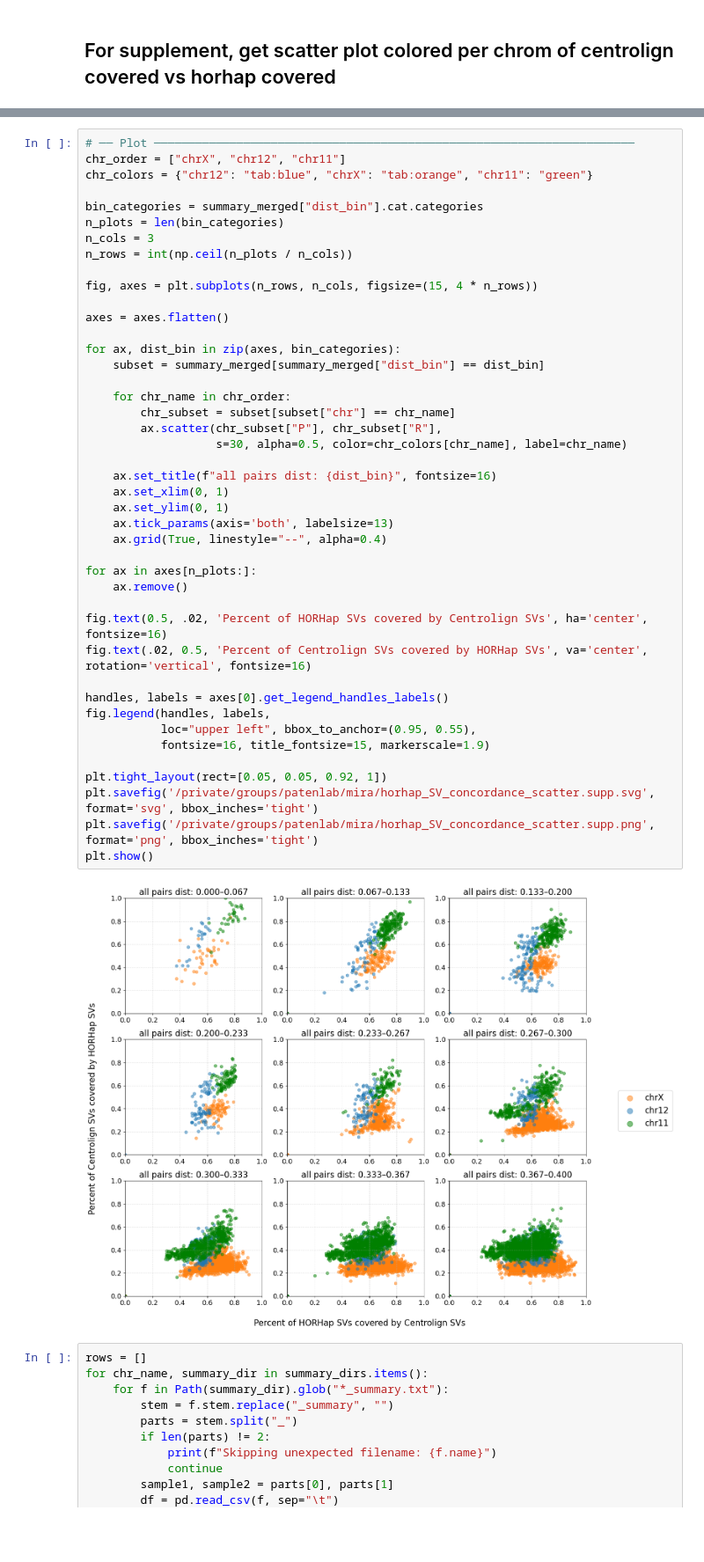
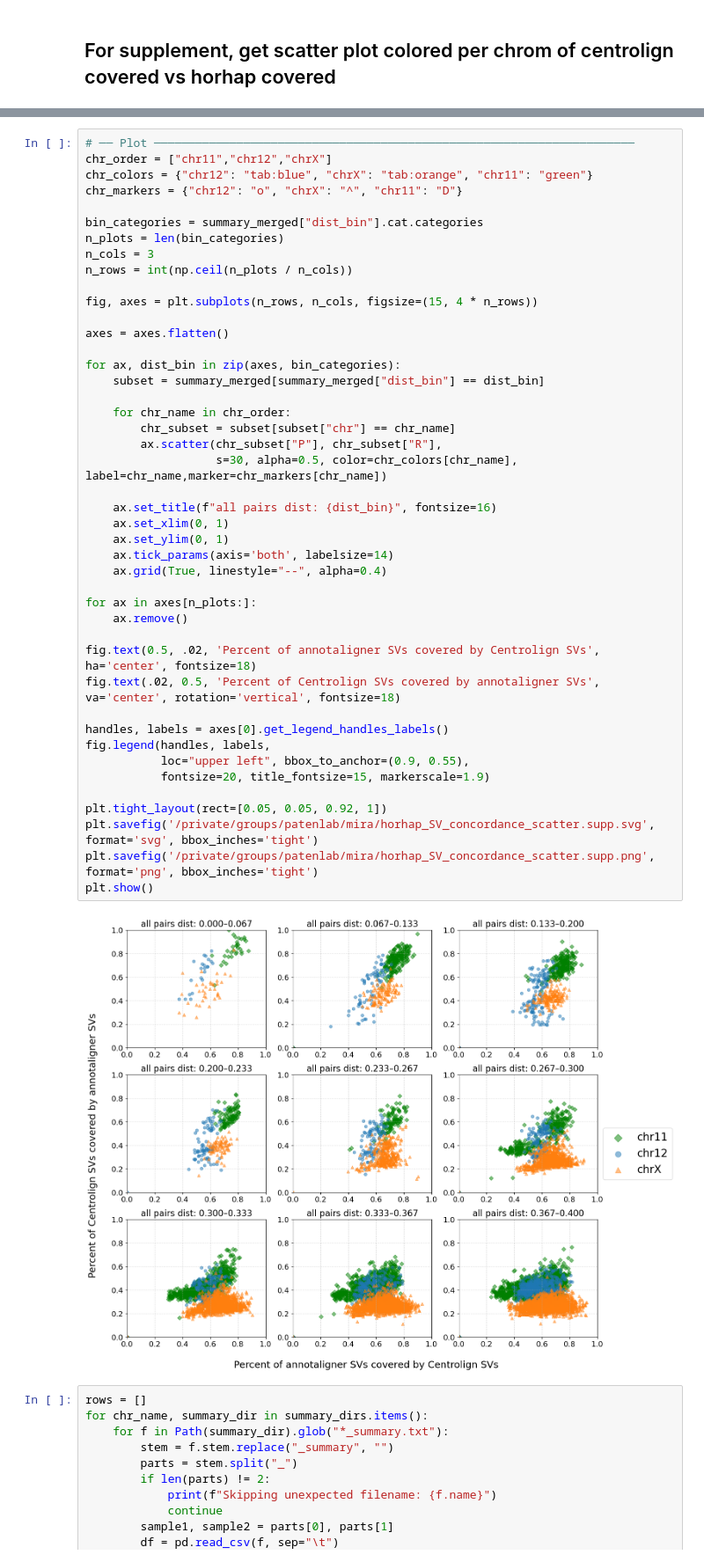
Before and after one commit to miramastoras/centrolign_analysis, a Jupyter notebook: analysis_notes/release2_QC_v2/notebooks/horhap_SV_concordance_final.ipynb, the cells around one changed output, grey strips where cells are left out. Shown at 88% size. Drawn from its saved outputs; the diff is of its cells as text; blank space fills up the shorter version.

```diff
--- a/analysis_notes/release2_QC_v2/notebooks/horhap_SV_concordance_final.ipynb
+++ b/analysis_notes/release2_QC_v2/notebooks/horhap_SV_concordance_final.ipynb
@@ -438,7 +437,8 @@ Skipping unexpected filename: _summary.txt
 # %%
 # ── Plot ──────────────────────────────────────────────────────────────────────
-chr_order = ["chrX", "chr12", "chr11"]
+chr_order = ["chr11","chr12","chrX"]
 chr_colors = {"chr12": "tab:blue", "chrX": "tab:orange", "chr11": "green"}
+chr_markers = {"chr12": "o", "chrX": "^", "chr11": "D"}
 
 bin_categories = summary_merged["dist_bin"].cat.categories
 n_plots = len(bin_categories)
@@ -446,40 +446,40 @@ n_cols = 3
 n_rows = int(np.ceil(n_plots / n_cols))
 
 fig, axes = plt.subplots(n_rows, n_cols, figsize=(15, 4 * n_rows))
 
 axes = axes.flatten()
 
 for ax, dist_bin in zip(axes, bin_categories):
     subset = summary_merged[summary_merged["dist_bin"] == dist_bin]
 
     for chr_name in chr_order:
         chr_subset = subset[subset["chr"] == chr_name]
         ax.scatter(chr_subset["P"], chr_subset["R"],
-                   s=30, alpha=0.5, color=chr_colors[chr_name], label=chr_name)
+                   s=30, alpha=0.5, color=chr_colors[chr_name], label=chr_name,marker=chr_markers[chr_name])
 
     ax.set_title(f"all pairs dist: {dist_bin}", fontsize=16)
     ax.set_xlim(0, 1)
     ax.set_ylim(0, 1)
-    ax.tick_params(axis='both', labelsize=13)
+    ax.tick_params(axis='both', labelsize=14)
     ax.grid(True, linestyle="--", alpha=0.4)
 
 for ax in axes[n_plots:]:
     ax.remove()
 
-fig.text(0.5, .02, 'Percent of HORHap SVs covered by Centrolign SVs', ha='center', fontsize=16)
-fig.text(.02, 0.5, 'Percent of Centrolign SVs covered by HORHap SVs', va='center', rotation='vertical', fontsize=16)
+fig.text(0.5, .02, 'Percent of annotaligner SVs covered by Centrolign SVs', ha='center', fontsize=18)
+fig.text(.02, 0.5, 'Percent of Centrolign SVs covered by annotaligner SVs', va='center', rotation='vertical', fontsize=18)
 
 handles, labels = axes[0].get_legend_handles_labels()
 fig.legend(handles, labels,
-           loc="upper left", bbox_to_anchor=(0.95, 0.55),
-           fontsize=16, title_fontsize=15, markerscale=1.9)
+           loc="upper left", bbox_to_anchor=(0.9, 0.55),
+           fontsize=20, title_fontsize=15, markerscale=1.9)
 
 plt.tight_layout(rect=[0.05, 0.05, 0.92, 1])
 plt.savefig('/private/groups/patenlab/mira/horhap_SV_concordance_scatter.supp.svg', format='svg', bbox_inches='tight')
 plt.savefig('/private/groups/patenlab/mira/horhap_SV_concordance_scatter.supp.png', format='png', bbox_inches='tight')
 plt.show()
 # %% [output]
-[figure, old version]
+[figure, new version]
 # %%
 rows = []
 for chr_name, summary_dir in summary_dirs.items():
```
Also changed, not shown: parts of 1 cell of this notebook, 4 other files.
